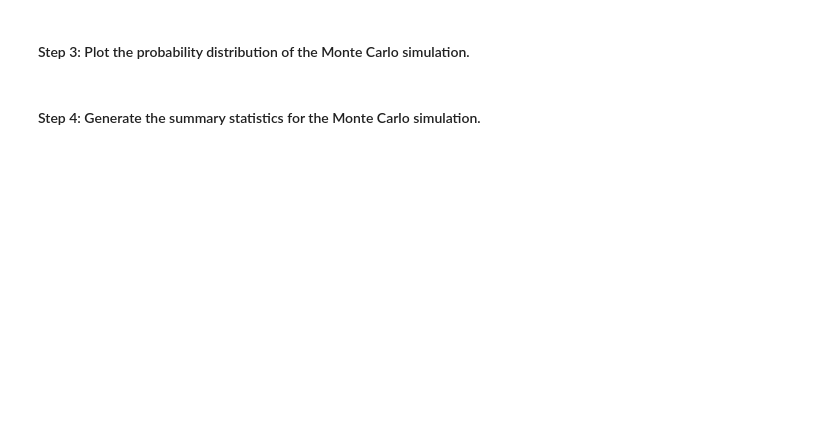
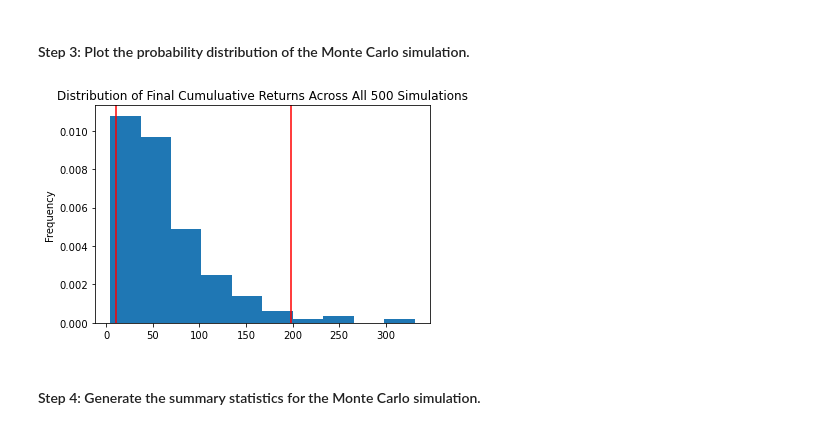
Before and after one commit to justcb/financial_planning, a Jupyter notebook: financial_planning_tools.ipynb, the cells around one changed output. Saved outputs shown, nothing was run; the diff lists cells and outputs as text; code cells hidden in the pictures; blank space fills up the shorter version.

```diff
--- a/financial_planning_tools.ipynb
+++ b/financial_planning_tools.ipynb
@@ -467,7 +549,9 @@ In this section, you’ll use the MCForecastTools library to create a Monte Carl
 # %%
 # Visualize the probability distribution of the 30-year Monte Carlo simulation
 # by plotting a histogram
-# YOUR CODE HERE
+MC_dist_plot = MC_thirtyyear.plot_distribution()
+# %% [output]
+[figure, added]
 # %% [markdown]
 #### Step 4: Generate the summary statistics for the Monte Carlo simulation.
 # %%
```
Also changed, not shown: parts of 29 cells of this notebook.
